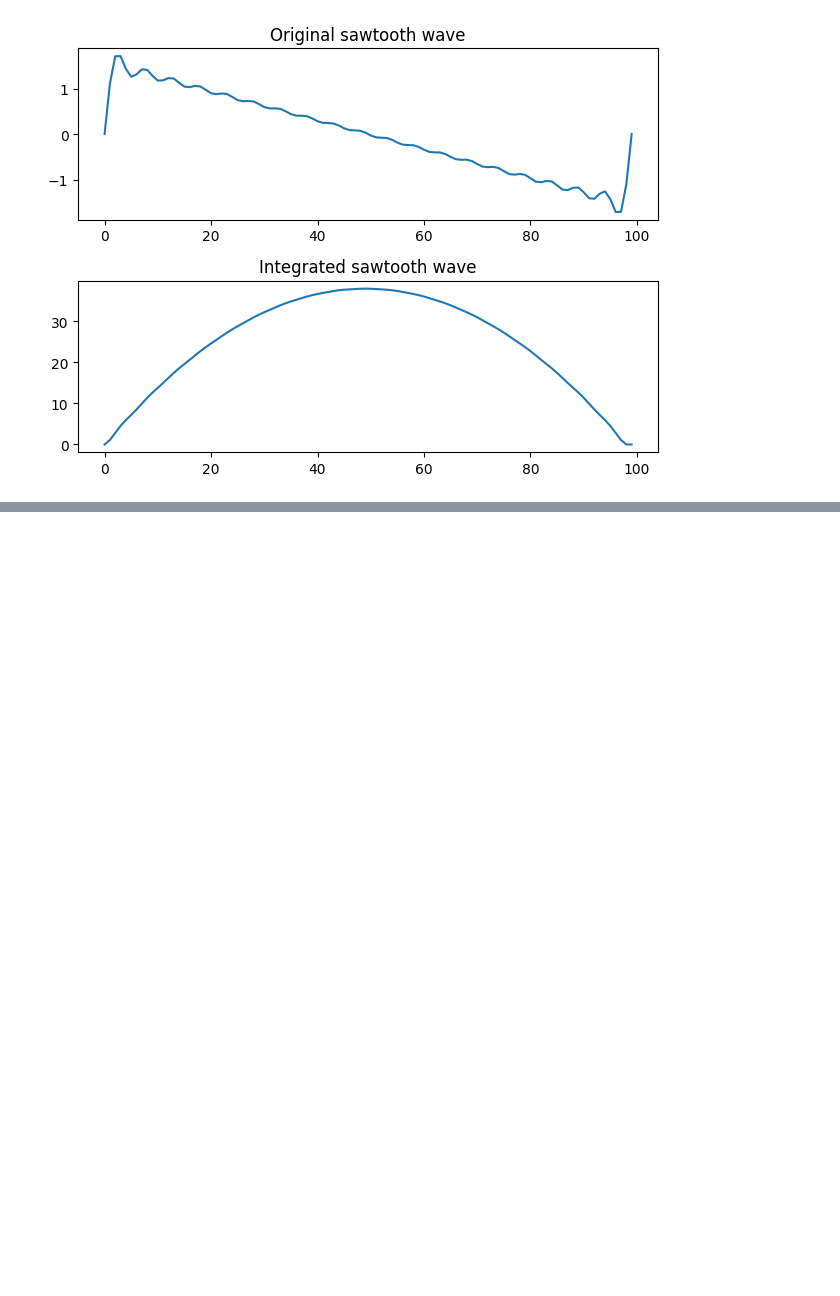
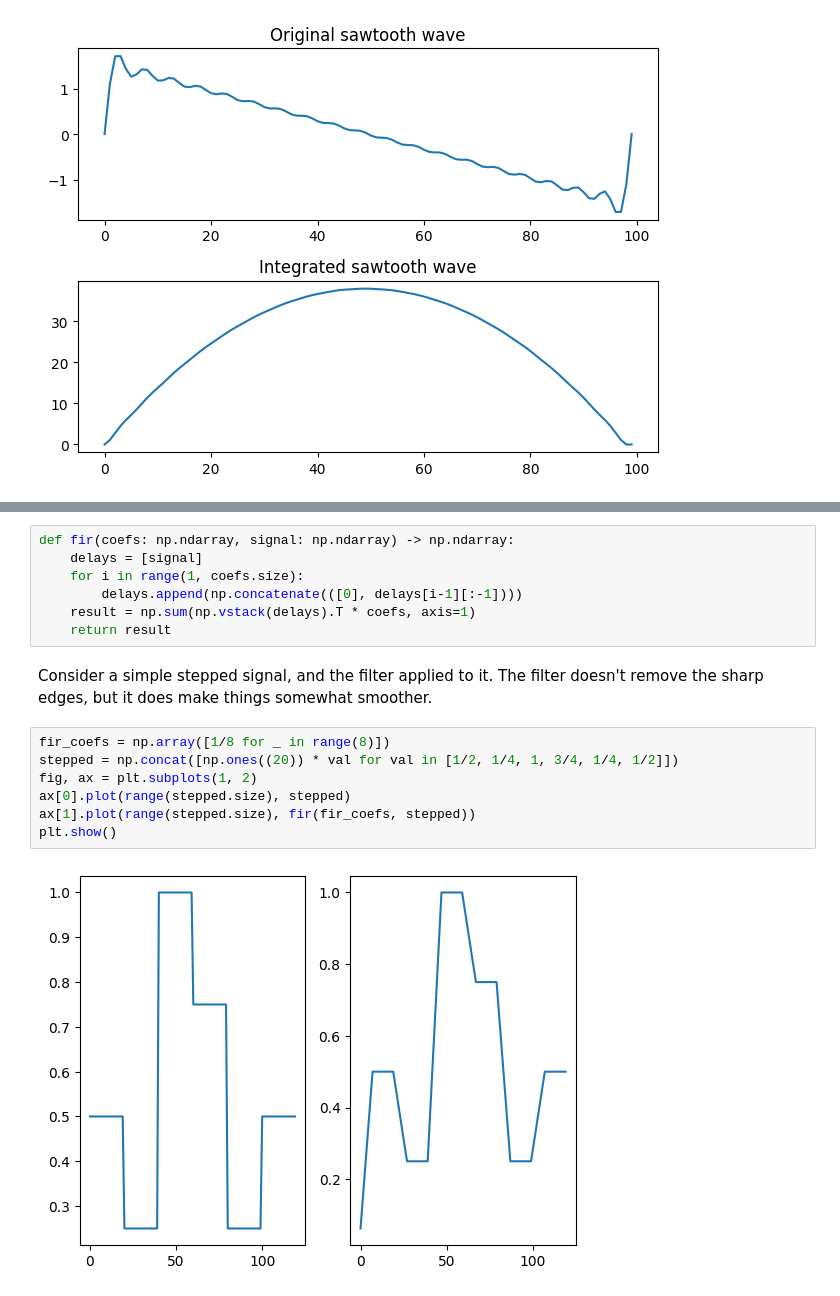
Before and after one commit to fleximeter/audio, a Jupyter notebook: filter_visualization.ipynb, the cells around one changed output, grey strips where cells are left out. Saved outputs shown, nothing was run; the diff lists cells and outputs as text; blank space fills up the shorter version.

```diff
--- a/filter_visualization.ipynb
+++ b/filter_visualization.ipynb
@@ -110,0 +114,18 @@ plt.show()
+# %%
+def fir(coefs: np.ndarray, signal: np.ndarray) -> np.ndarray:
+    delays = [signal]
+    for i in range(1, coefs.size):
+        delays.append(np.concatenate(([0], delays[i-1][:-1])))
+    result = np.sum(np.vstack(delays).T * coefs, axis=1)
+    return result
+# %% [markdown]
+Consider a simple stepped signal, and the filter applied to it. The filter doesn't remove the sharp edges, but it does make things somewhat smoother.
+# %%
+fir_coefs = np.array([1/8 for _ in range(8)])
+stepped = np.concat([np.ones((20)) * val for val in [1/2, 1/4, 1, 3/4, 1/4, 1/2]])
+fig, ax = plt.subplots(1, 2)
+ax[0].plot(range(stepped.size), stepped)
+ax[1].plot(range(stepped.size), fir(fir_coefs, stepped))
+plt.show()
+# %% [output]
+[figure, added]
```
Also changed, not shown: parts of 9 cells of this notebook.
